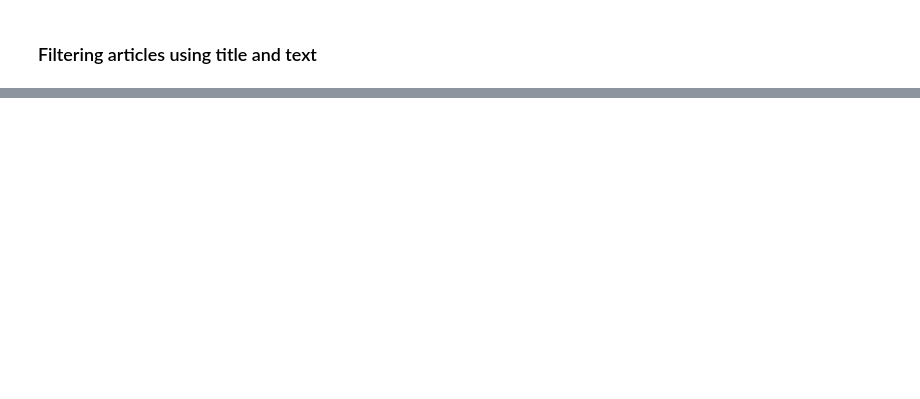
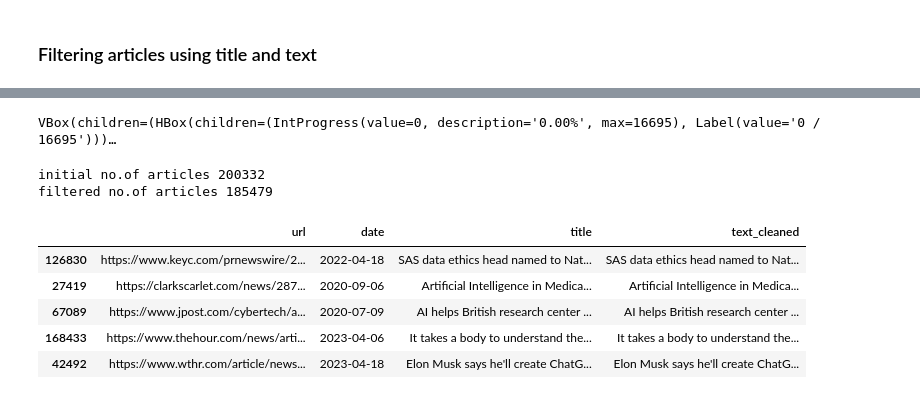
Before and after one commit to hjiangAnthony/nlp_AI_news_anlaysis, a Jupyter notebook: Scripts/nlp_final_1_02_EDA_cleaning.ipynb, the cells around one changed output, grey strips where cells are left out. Saved outputs shown, nothing was run; the diff lists cells and outputs as text; code cells hidden in the pictures; blank space fills up the shorter version.

```diff
--- a/Scripts/nlp_final_1_02_EDA_cleaning.ipynb
+++ b/Scripts/nlp_final_1_02_EDA_cleaning.ipynb
@@ -234,9 +202,0 @@ df['text_cleaned'] = df['text'].parallel_apply(lambda x: long_word_cleaner(x))
-# %%
-# load previous text length
-df['raw_text_length'] = raw_text_length
-
-# new text length
-df['text_length'] = df['text_cleaned'].apply(lambda x: len(x))
-
-# reduce ratio
-df['reduce_ratio'] = (df['text_length'] / df['raw_text_length']) * 100
@@ -244,0 +203,42 @@ df[['raw_text_length', 'text_length', 'reduce_ratio']].describe()
+# %%
+# change 'text_rejoined' and 'title' to str
+df['text_cleaned'] = df['text_cleaned'].astype(str)
+df['title'] = df['title'].astype(str)
+# %%
+# with title and text_rejoined, using parallel processing and ignore case; only keep those rows that contain at least one keyword
+'''#df_test = df.sample(1000)
+df_selected = df[df['title'].str.contains('|'.join(filter_keywords), case=False) |
+                      df['text_rejoined'].str.contains('|'.join(filter_keywords), case=False)]'''
+
+# Using pandaraellel for faster processing
+# Define the filtering function
+def filter_rows(row, filter_keywords):
+    for keyword in filter_keywords:
+        if keyword.lower() in row['title'].lower() or keyword.lower() in row['text_cleaned'].lower():
+            return True
+    return False
+
+# Apply the function in parallel
+#df_test = df.sample(30)
+df_selected = df[df.parallel_apply(filter_rows, args=(filter_keywords,), axis=1)]
+# %% [output]
+VBox(children=(HBox(children=(IntProgress(value=0, description='0.00%', max=16695), Label(value='0 / 16695')))…
+# %%
+# check the shape
+print('initial no.of articles', len(df))
+print('filtered no.of articles', len(df_selected))
+# %% [output]
+initial no.of articles 200332
+filtered no.of articles 185479
+# %%
+# drop unnecessary columns
+df_selected = df_selected.drop(columns=['language', 'text_no_url'])
+# %%
+df_selected.sample(5)
+# %% [output]
+|  | url | date | title | text_cleaned |
+| 126830 | https://www.keyc.com/prnewswire/2... | 2022-04-18 | SAS data ethics head named to Nat... | SAS data ethics head named to Nat... |
+| 27419 | https://clarkscarlet.com/news/287... | 2020-09-06 | Artificial Intelligence in Medica... | Artificial Intelligence in Medica... |
+| 67089 | https://www.jpost.com/cybertech/a... | 2020-07-09 | AI helps British research center ... | AI helps British research center ... |
+| 168433 | https://www.thehour.com/news/arti... | 2023-04-06 | It takes a body to understand the... | It takes a body to understand the... |
+| 42492 | https://www.wthr.com/article/news... | 2023-04-18 | Elon Musk says he'll create ChatG... | Elon Musk says he'll create ChatG... |
```
Also changed, not shown: parts of 32 cells of this notebook, 1 other file.
